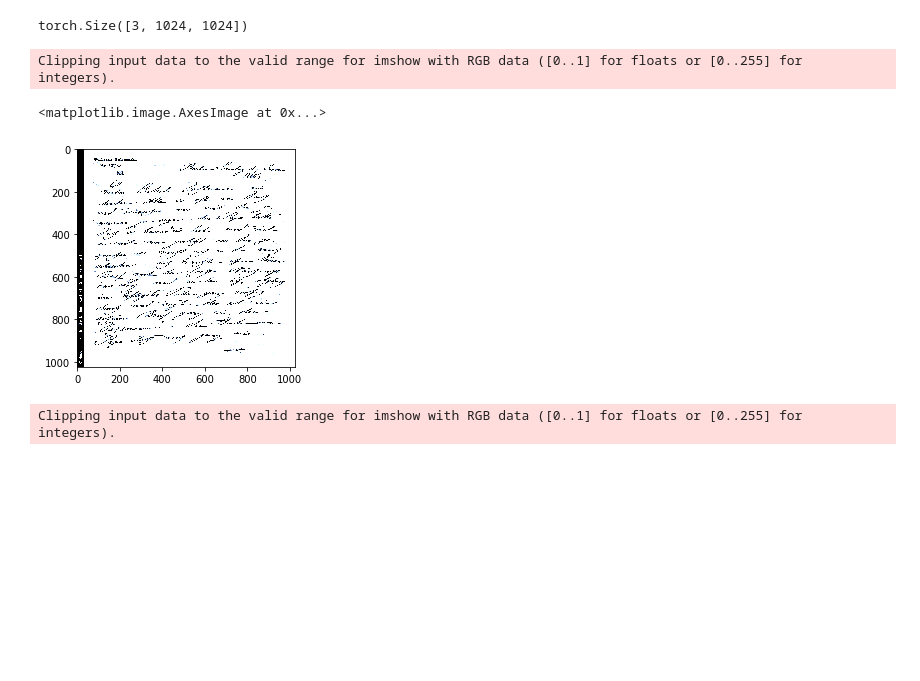
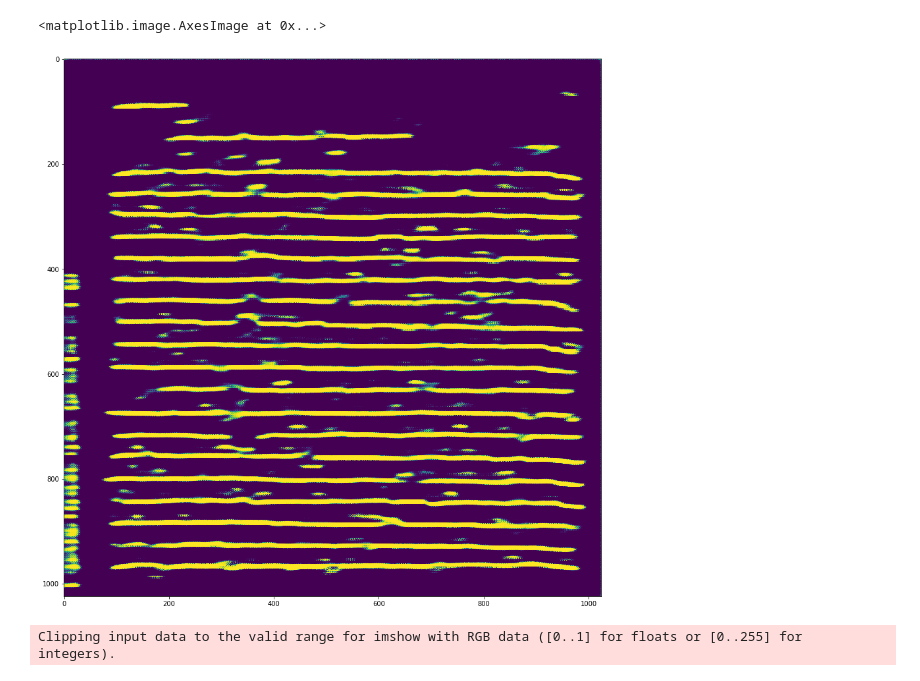
Before and after one commit to mwoedlinger/baseline-extract, a Jupyter notebook: demo/_inference_exp.ipynb, the cells around one changed output. Saved outputs shown, nothing was run; the diff lists cells and outputs as text; code cells hidden in the pictures; blank space fills up the shorter version.

```diff
--- a/demo/_inference_exp.ipynb
+++ b/demo/_inference_exp.ipynb
@@ -31,7 +32,7 @@ class LineDetector:
         return model
 
     def load_line_finder_model(self, weights, device):
-        seg_model = GCN(n_classes=5, resnet_depth=50)
+        seg_model = GCN(n_classes=6, resnet_depth=50)
         seg_model.load_state_dict(torch.load(weights, map_location=device))
         seg_model.to(device)
         seg_model.eval()
@@ -107,25 +108,18 @@ ld = LineDetector(line_rider_weights=line_rider_weights,
                   device_lr=device_lr,
                   device_lf=device_lf)
 # %%
-ds = DatasetLineRider(inf_type='eval', parameters=parameters)
+ds = DatasetLineRider(inf_type='train', parameters=parameters)
 # %%
-sample = ds[0]
+sample = ds[1]
-# %%
-sample['image'].shape
-# %% [output]
-torch.Size([3, 1024, 1024])
-# %%
-plt.imshow(sample['image'].permute(1,2,0).numpy())
-# %% [output]
-Clipping input data to the valid range for imshow with RGB data ([0..1] for floats or [0..255] for integers).
-<matplotlib.image.AxesImage at 0x...>
-[figure, removed]
 # %%
 image = sample['image'].unsqueeze(0)
 seg_out = ld.line_finder_seg(image)[0][0]
 # %%
-#plt.figure(figsize=(15,15))
-#plt.imshow(seg_out[3,:,:].detach().numpy())
+plt.figure(figsize=(15,15))
+plt.imshow(seg_out[0,:,:].detach().numpy())
+# %% [output]
+<matplotlib.image.AxesImage at 0x...>
+[figure, added]
 # %%
 plt.imshow(image[0].permute(1,2,0).detach().numpy() + seg_out[0:3,:,:].permute(1,2,0).detach().numpy())
 # %% [output]
```
Also changed, not shown: parts of 7 cells of this notebook, 10 other files.
